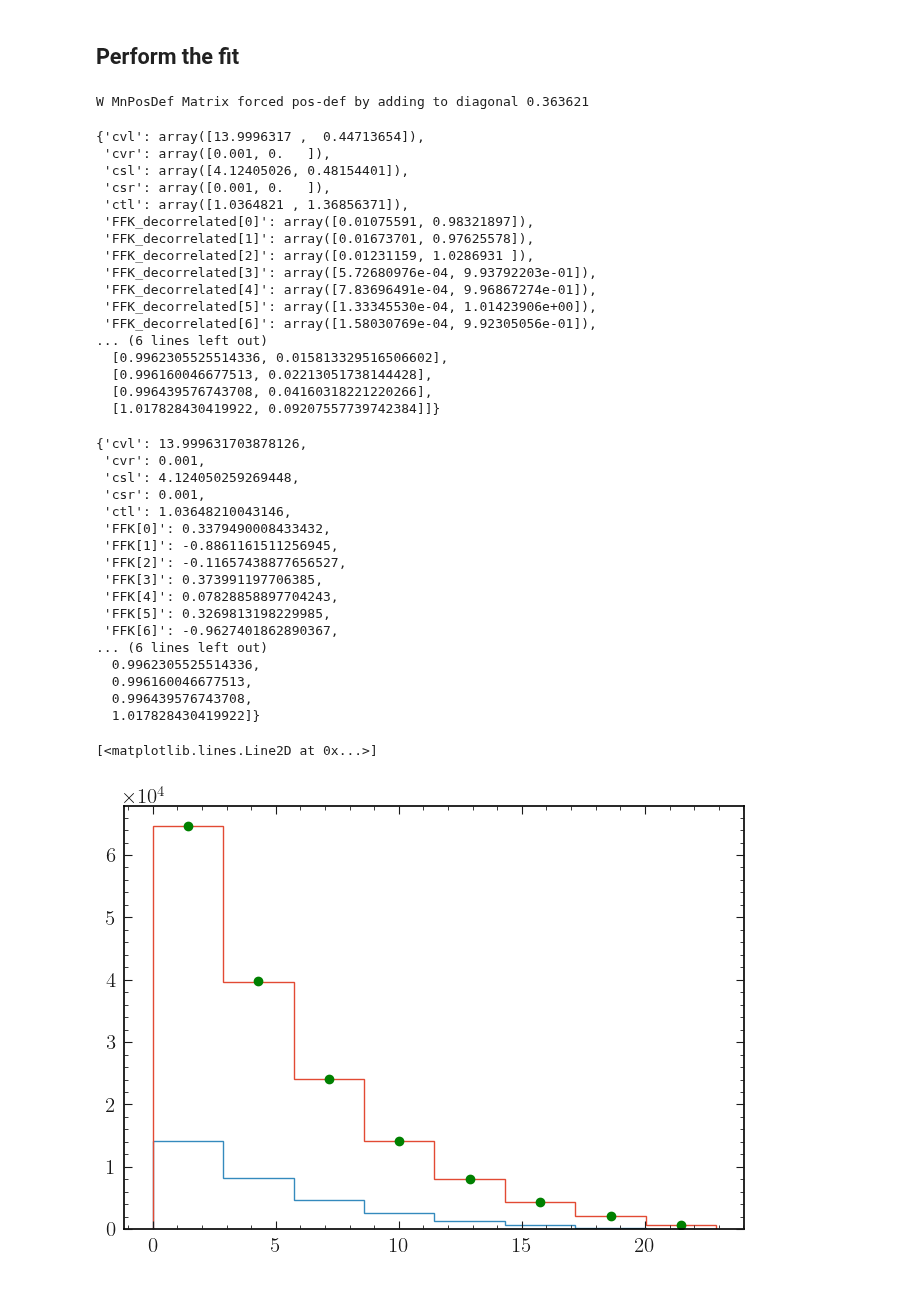
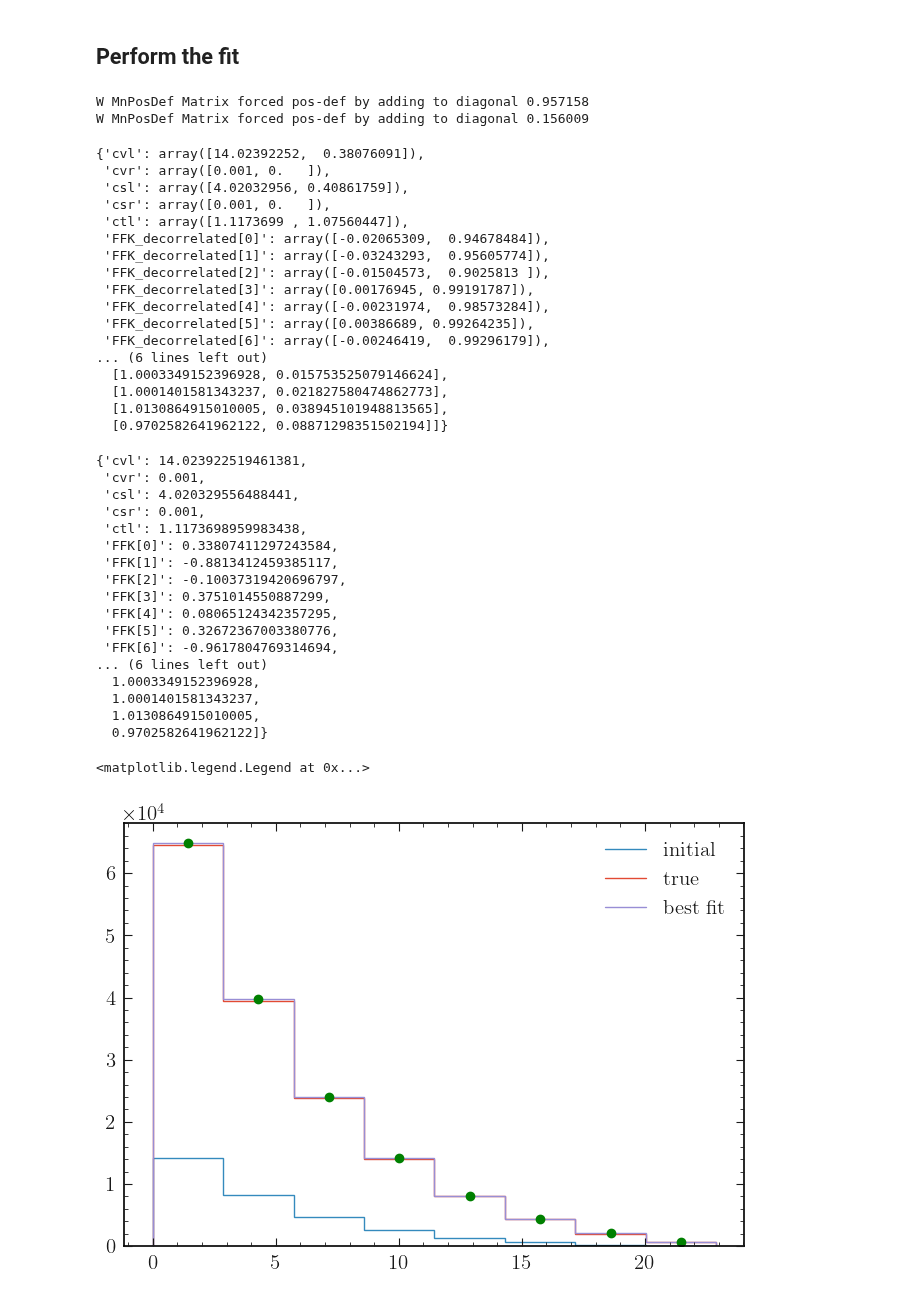
Before and after one commit to lorenzennio/redist, a Jupyter notebook: examples/knunu/knunu_model.ipynb, the cells around one changed output. Saved outputs shown, nothing was run; the diff lists cells and outputs as text; code cells hidden in the pictures.

Commit message:
new models for new weights

```diff
--- a/examples/knunu/knunu_model.ipynb
+++ b/examples/knunu/knunu_model.ipynb
@@ -30,7 +30,7 @@ We use $q^2$ also as the fitting variable, but with a different binning than for
 # %%
 binning = np.linspace(0.0, 22.9, 8+1)
 bin_cents = (binning[:-1] + binning[1:])/2
-q2binning = np.linspace(0.0, 22.9, 24+1)
+q2binning = np.linspace(0.0, 22.9, 34+1)
 # q2binning = np.linspace(0.0, 22.9, 1+1)
 # %% [markdown]
 ## Define the NP model in WC space
@@ -309,50 +307,57 @@ best_fit, twice_nll, OptimizeResult = pyhf.infer.mle.fit(
 best_fit_dict = modifier.par_dict(model, best_fit)
 best_fit_dict
 # %% [output]
-W MnPosDef Matrix forced pos-def by adding to diagonal 0.363621
+W MnPosDef Matrix forced pos-def by adding to diagonal 0.957158
+W MnPosDef Matrix forced pos-def by adding to diagonal 0.156009
-{'cvl': array([13.9996317 ,  0.44713654]),
+{'cvl': array([14.02392252,  0.38076091]),
  'cvr': array([0.001, 0.   ]),
- 'csl': array([4.12405026, 0.48154401]),
+ 'csl': array([4.02032956, 0.40861759]),
  'csr': array([0.001, 0.   ]),
- 'ctl': array([1.0364821 , 1.36856371]),
- 'FFK_decorrelated[0]': array([0.01075591, 0.98321897]),
- 'FFK_decorrelated[1]': array([0.01673701, 0.97625578]),
- 'FFK_decorrelated[2]': array([0.01231159, 1.0286931 ]),
- 'FFK_decorrelated[3]': array([5.72680976e-04, 9.93792203e-01]),
- 'FFK_decorrelated[4]': array([7.83696491e-04, 9.96867274e-01]),
- 'FFK_decorrelated[5]': array([1.33345530e-04, 1.01423906e+00]),
- 'FFK_decorrelated[6]': array([1.58030769e-04, 9.92305056e-01]),
+ 'ctl': array([1.1173699 , 1.07560447]),
+ 'FFK_decorrelated[0]': array([-0.02065309,  0.94678484]),
+ 'FFK_decorrelated[1]': array([-0.03243293,  0.95605774]),
+ 'FFK_decorrelated[2]': array([-0.01504573,  0.9025813 ]),
+ 'FFK_decorrelated[3]': array([0.00176945, 0.99191787]),
+ 'FFK_decorrelated[4]': array([-0.00231974,  0.98573284]),
+ 'FFK_decorrelated[5]': array([0.00386689, 0.99264235]),
+ 'FFK_decorrelated[6]': array([-0.00246419,  0.99296179]),
 ... (6 lines left out)
-  [0.9962305525514336, 0.015813329516506602],
-  [0.996160046677513, 0.02213051738144428],
-  [0.996439576743708, 0.04160318221220266],
-  [1.017828430419922, 0.09207557739742384]]}
+  [1.0003349152396928, 0.015753525079146624],
+  [1.0001401581343237, 0.021827580474862773],
+  [1.0130864915010005, 0.038945101948813565],
+  [0.9702582641962122, 0.08871298351502194]]}
 # %%
 best_fit_rot = cmod.rotate_pars({k:v[0] if len(np.shape(v))==1 else [p[0] for p in v] for k, v in best_fit_dict.items()})
 best_fit_rot
 # %% [output]
-{'cvl': 13.999631703878126,
+{'cvl': 14.023922519461381,
  'cvr': 0.001,
- 'csl': 4.124050259269448,
+ 'csl': 4.020329556488441,
  'csr': 0.001,
- 'ctl': 1.03648210043146,
- 'FFK[0]': 0.3379490008433432,
- 'FFK[1]': -0.8861161511256945,
- 'FFK[2]': -0.11657438877656527,
- 'FFK[3]': 0.373991197706385,
- 'FFK[4]': 0.07828858897704243,
- 'FFK[5]': 0.3269813198229985,
- 'FFK[6]': -0.9627401862890367,
+ 'ctl': 1.1173698959983438,
+ 'FFK[0]': 0.33807411297243584,
+ 'FFK[1]': -0.8813412459385117,
+ 'FFK[2]': -0.10037319420696797,
+ 'FFK[3]': 0.3751014550887299,
+ 'FFK[4]': 0.08065124342357295,
+ 'FFK[5]': 0.32672367003380776,
+ 'FFK[6]': -0.9617804769314694,
 ... (6 lines left out)
-  0.9962305525514336,
-  0.996160046677513,
-  0.996439576743708,
-  1.017828430419922]}
+  1.0003349152396928,
+  1.0001401581343237,
+  1.0130864915010005,
+  0.9702582641962122]}
 # %%
-plt.stairs(model.expected_actualdata(model.config.suggested_init()), binning)
-plt.stairs(model.expected_actualdata(best_fit[:,0]), binning)
+inits = model.config.suggested_init()
+plt.stairs(model.expected_actualdata(inits), binning, label="initial")
+inits[model.config.par_map['cvl']['slice']] = [14]
+inits[model.config.par_map['csl']['slice']] = [4]
+inits[model.config.par_map['ctl']['slice']] = [1]
+plt.stairs(model.expected_actualdata(inits), binning, label="true")
+plt.stairs(model.expected_actualdata(best_fit[:,0]), binning, label = "best fit")
 bin_cents = (binning[:-1] + binning[1:])/2
 plt.plot(bin_cents, alt_yields, 'og')
+plt.legend()
 # %% [output]
-[<matplotlib.lines.Line2D at 0x...>]
+<matplotlib.legend.Legend at 0x...>
-[figure, old version]
+[figure, new version]
```
Also changed, not shown: parts of 8 cells of this notebook, 2 other files.
